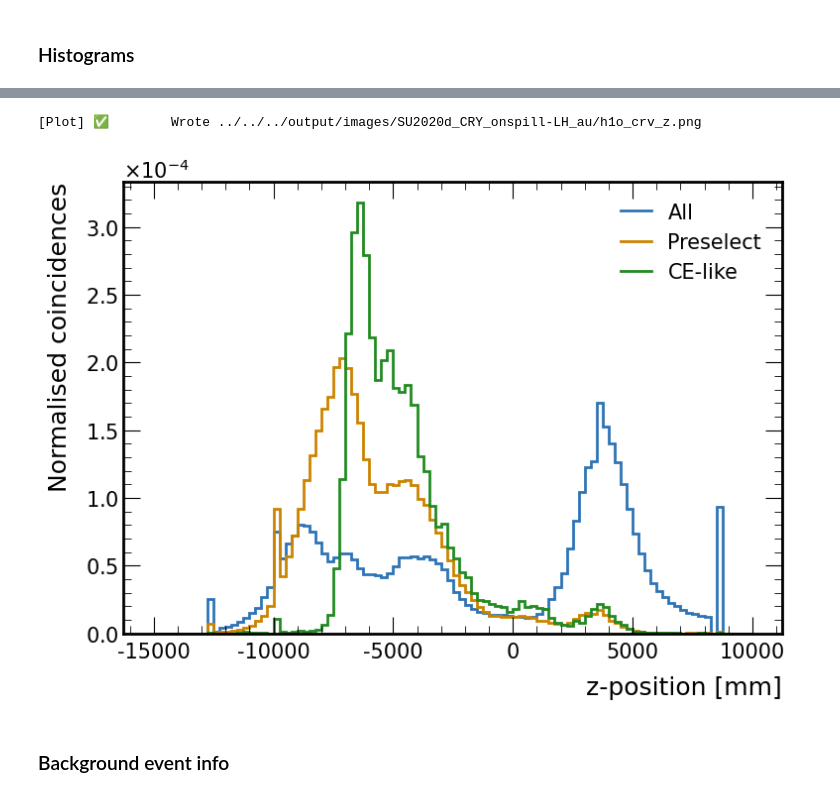
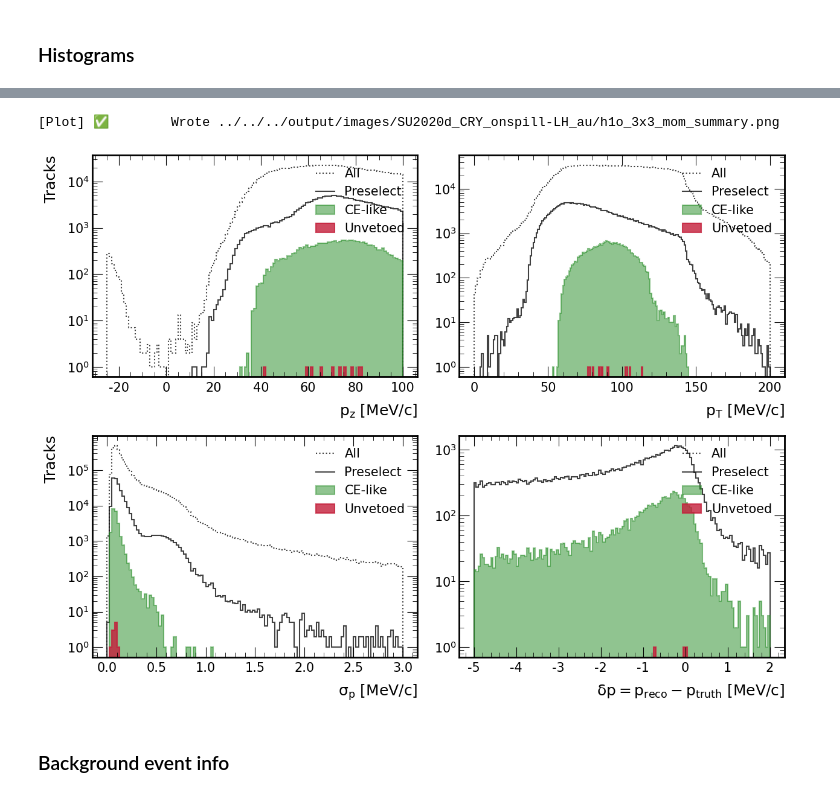
Before and after one commit to sam-grant/mu2e-cosmic, a Jupyter notebook: notebooks/ana/SU2020d/SU2020d_CRY_onspill-LH_au.ipynb, the cells around one changed output, grey strips where cells are left out. Saved outputs shown, nothing was run; the diff lists cells and outputs as text; code cells hidden in the pictures.

```diff
--- a/notebooks/ana/SU2020d/SU2020d_CRY_onspill-LH_au.ipynb
+++ b/notebooks/ana/SU2020d/SU2020d_CRY_onspill-LH_au.ipynb
@@ -97,8 +139,10 @@ draw.plot_summary(results["hists"], out_path=f"{img_dir}/h1o_3x3_summary.png")
+# %%
+draw.plot_mom_summary(results["hists"], out_path=f"{img_dir}/h1o_3x3_mom_summary.png")
+# %% [output]
+[Plot] ✅        Wrote ../../../output/images/SU2020d_CRY_onspill-LH_au/h1o_3x3_mom_summary.png
+[figure, added]
 # %%
-draw.plot_crv_z(results["hists"], out_path=f"{img_dir}/h1o_crv_z.png")
+# draw.plot_crv_z(results["hists"], out_path=f"{img_dir}/h1o_crv_z.png")
-# %% [output]
-[Plot] ✅        Wrote ../../../output/images/SU2020d_CRY_onspill-LH_au/h1o_crv_z.png
-[figure, removed]
 # %% [markdown]
 ### Background event info
 # %%
```
Also changed, not shown: parts of 6 cells of this notebook, 5 other files.
